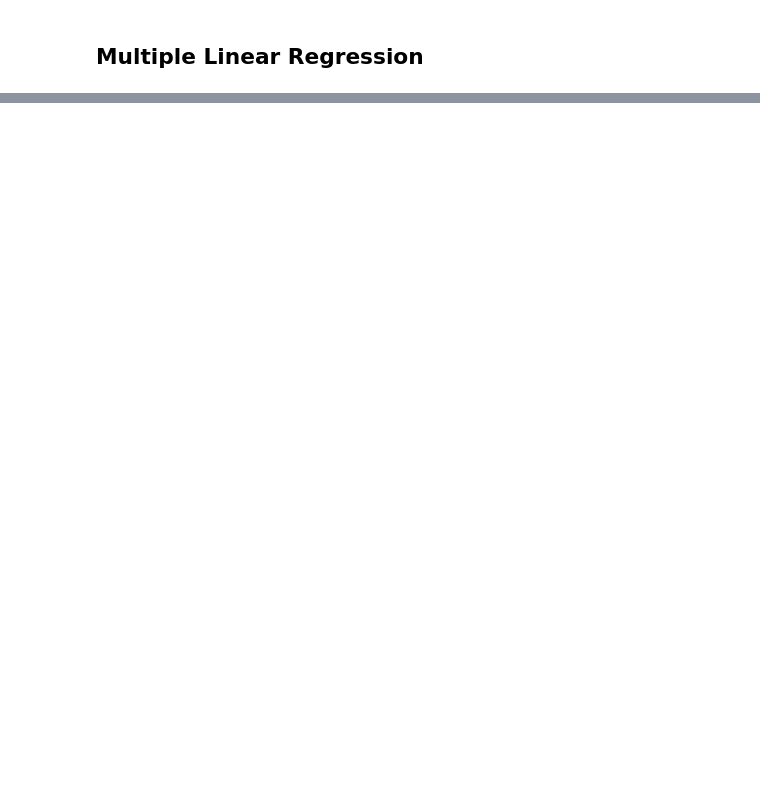
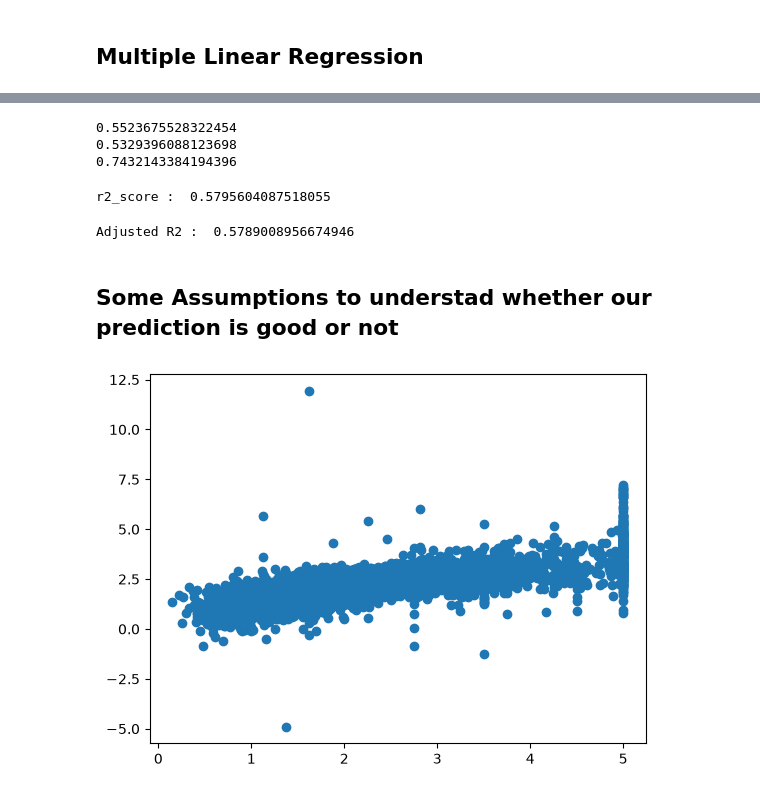
Before and after one commit to Sareen76/Python-AI-ML-With_Hands-On_Projects, a Jupyter notebook: 29-PracticalProjectwithLifeCycleOfMLProject/MultipleLinearRegressionModelProject.ipynb, the cells around one changed output, grey strips where cells are left out. Saved outputs shown, nothing was run; the diff lists cells and outputs as text; code cells hidden in the pictures; blank space fills up the shorter version.

```diff
--- a/29-PracticalProjectwithLifeCycleOfMLProject/MultipleLinearRegressionModelProject.ipynb
+++ b/29-PracticalProjectwithLifeCycleOfMLProject/MultipleLinearRegressionModelProject.ipynb
@@ -33,0 +163,3 @@ OSError: The SHA256 checksum of cal_housing.tgz (adcf2caf6ed2e771bbb0f97d293b573
+# %%
+X_train = scaler.fit_transform(X_train)
+X_test = scaler.transform(X_test)
@@ -33,0 +168,7 @@ OSError: The SHA256 checksum of cal_housing.tgz (adcf2caf6ed2e771bbb0f97d293b573
+# %%
+# Train the Model
+
+from sklearn.linear_model import LinearRegression
+regression = LinearRegression()
+# %%
+regression.fit(X_train, y_train)
@@ -33,0 +185,2 @@ OSError: The SHA256 checksum of cal_housing.tgz (adcf2caf6ed2e771bbb0f97d293b573
+# %%
+y_pred = regression.predict(X_test)
@@ -33,0 +189,32 @@ OSError: The SHA256 checksum of cal_housing.tgz (adcf2caf6ed2e771bbb0f97d293b573
+# %%
+mse = mean_squared_error(y_test, y_pred)
+mae = mean_absolute_error(y_test, y_pred)
+rmse = np.sqrt(mse)
+print(mse)
+print(mae)
+print(rmse)
+# %% [output]
+0.5523675528322454
+0.5329396088123698
+0.7432143384194396
+# %%
+from sklearn.metrics import r2_score
+score = r2_score(y_test, y_pred)
+
+print("r2_score : ", score)
+# %% [output]
+r2_score :  0.5795604087518055
+# %%
+# Adjusted R2
+adjr2 = 1-(1-score)*(len(y_test)-1)/(len(y_test)-X_test.shape[1]-1)
+print("Adjusted R2 : ", adjr2)
+# %% [output]
+Adjusted R2 :  0.5789008956674946
+# %% [markdown]
+## Some Assumptions to understad whether our prediction is good or not
+# %%
+plt.scatter(y_test, y_pred)
+plt.show()
+plt.figsize = (10,10)
+# %% [output]
+[figure, added]
```
Also changed, not shown: parts of 33 cells of this notebook, 18 other files.
